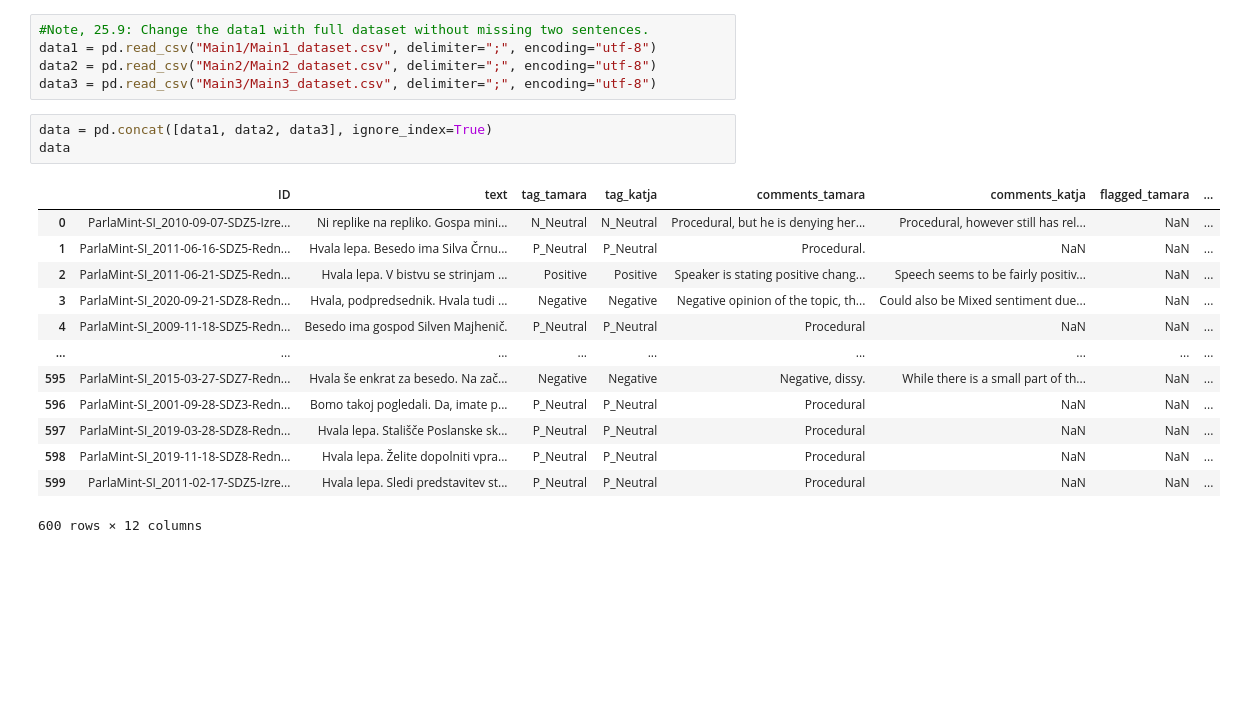
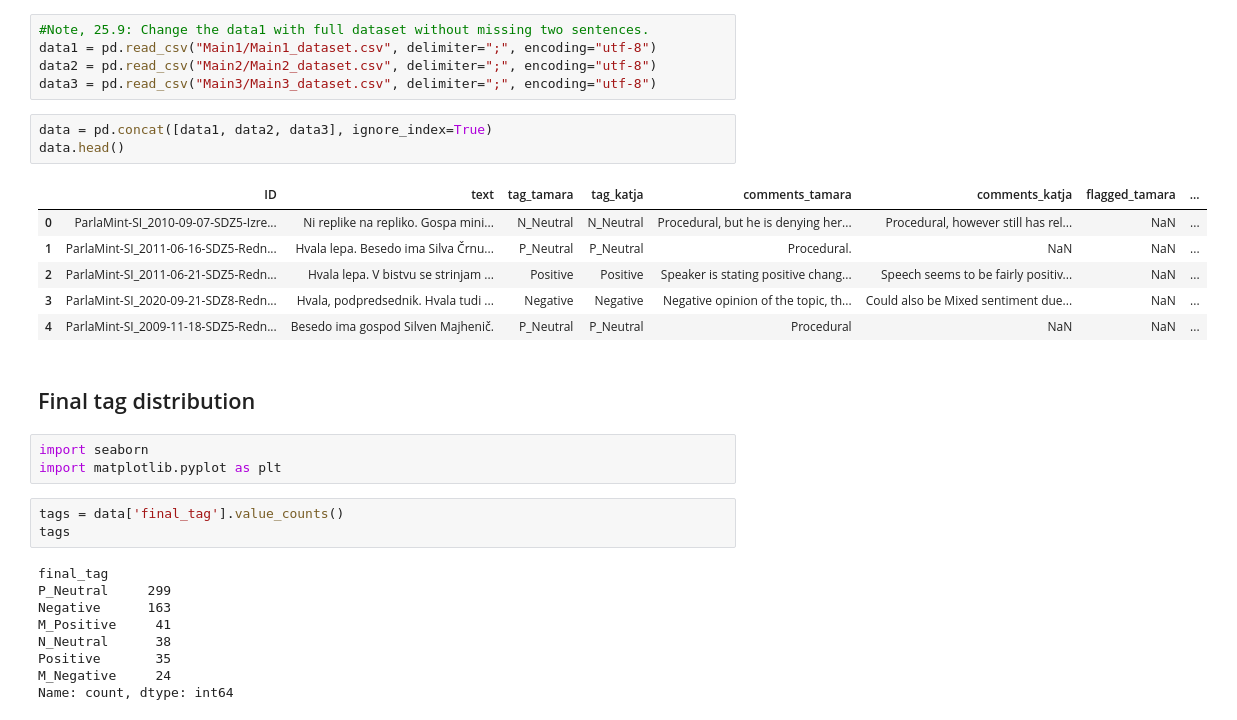
Before and after one commit to katjameden/ParlaMint_Sentiment, a Jupyter notebook: Annotation_Main/Main_Analysis.ipynb, the cells around one changed output. Saved outputs shown, nothing was run; the diff lists cells and outputs as text; blank space fills up the shorter version.

Commit message:
Main4 samples and whole dataset label distribution check

```diff
--- a/Annotation_Main/Main_Analysis.ipynb
+++ b/Annotation_Main/Main_Analysis.ipynb
@@ -79,18 +79,28 @@ data2 = pd.read_csv("Main2/Main2_dataset.csv", delimiter=";", encoding="utf-8")
 data3 = pd.read_csv("Main3/Main3_dataset.csv", delimiter=";", encoding="utf-8")
 # %%
 data = pd.concat([data1, data2, data3], ignore_index=True)
-data
+data.head()
 # %% [output]
 |  | ID | text | tag_tamara | tag_katja | comments_tamara | comments_katja | flagged_tamara | ... |
 | 0 | ParlaMint-SI_2010-09-07-SDZ5-Izre... | Ni replike na repliko. Gospa mini... | N_Neutral | N_Neutral | Procedural, but he is denying her... | Procedural, however still has rel... | NaN | ... |
 | 1 | ParlaMint-SI_2011-06-16-SDZ5-Redn... | Hvala lepa. Besedo ima Silva Črnu... | P_Neutral | P_Neutral | Procedural. | NaN | NaN | ... |
 | 2 | ParlaMint-SI_2011-06-21-SDZ5-Redn... | Hvala lepa. V bistvu se strinjam ... | Positive | Positive | Speaker is stating positive chang... | Speech seems to be fairly positiv... | NaN | ... |
 | 3 | ParlaMint-SI_2020-09-21-SDZ8-Redn... | Hvala, podpredsednik. Hvala tudi ... | Negative | Negative | Negative opinion of the topic, th... | Could also be Mixed sentiment due... | NaN | ... |
 | 4 | ParlaMint-SI_2009-11-18-SDZ5-Redn... | Besedo ima gospod Silven Majhenič. | P_Neutral | P_Neutral | Procedural | NaN | NaN | ... |
-| ... | ... | ... | ... | ... | ... | ... | ... | ... |
-| 595 | ParlaMint-SI_2015-03-27-SDZ7-Redn... | Hvala še enkrat za besedo. Na zač... | Negative | Negative | Negative, dissy. | While there is a small part of th... | NaN | ... |
-| 596 | ParlaMint-SI_2001-09-28-SDZ3-Redn... | Bomo takoj pogledali. Da, imate p... | P_Neutral | P_Neutral | Procedural | NaN | NaN | ... |
-| 597 | ParlaMint-SI_2019-03-28-SDZ8-Redn... | Hvala lepa. Stališče Poslanske sk... | P_Neutral | P_Neutral | Procedural | NaN | NaN | ... |
-| 598 | ParlaMint-SI_2019-11-18-SDZ8-Redn... | Hvala lepa. Želite dopolniti vpra... | P_Neutral | P_Neutral | Procedural | NaN | NaN | ... |
-| 599 | ParlaMint-SI_2011-02-17-SDZ5-Izre... | Hvala lepa. Sledi predstavitev st... | P_Neutral | P_Neutral | Procedural | NaN | NaN | ... |
-600 rows × 12 columns
+# %% [markdown]
+## Final tag distribution
+# %%
+import seaborn
+import matplotlib.pyplot as plt
+# %%
+tags = data['final_tag'].value_counts()
+tags
+# %% [output]
+final_tag
+P_Neutral     299
+Negative      163
+M_Positive     41
+N_Neutral      38
+Positive       35
+M_Negative     24
+Name: count, dtype: int64
```
Also changed, not shown: parts of 5 cells of this notebook, 2 other files.
